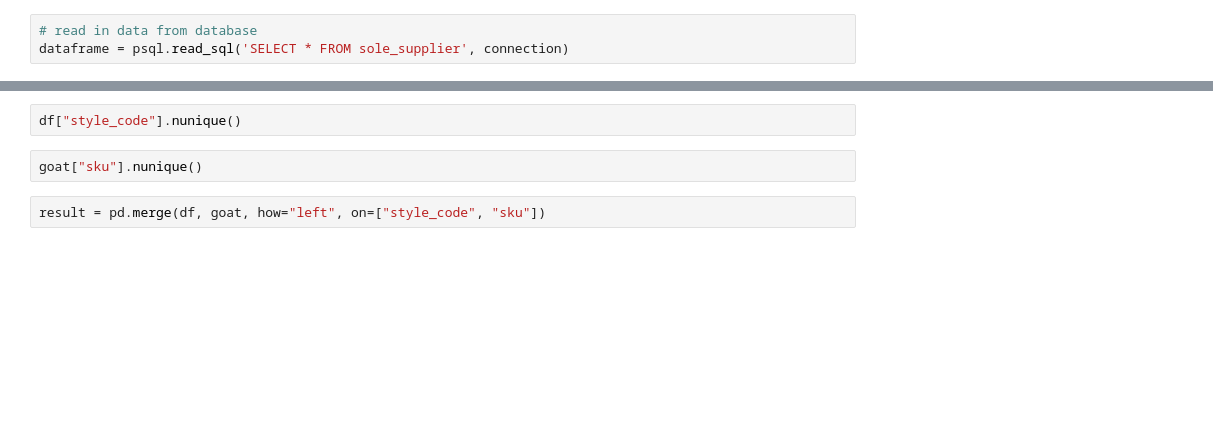
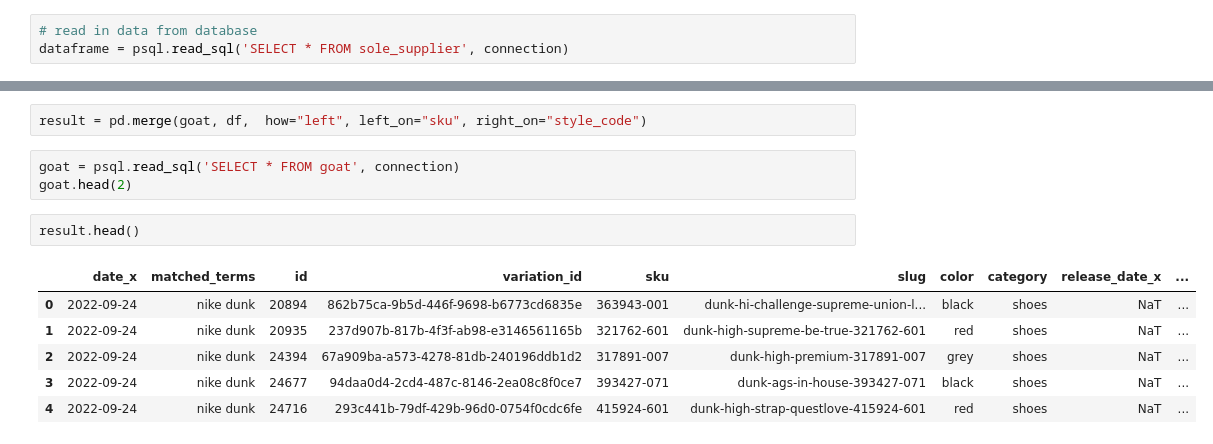
Before and after one commit to Deji01/streamlit-dash, a Jupyter notebook: dashboard.ipynb, the cells around one changed output, grey strips where cells are left out. Saved outputs shown, nothing was run; the diff lists cells and outputs as text; blank space fills up the shorter version.

```diff
--- a/dashboard.ipynb
+++ b/dashboard.ipynb
@@ -58,6 +149,14 @@ fig.show()
-# %%
-df["style_code"].nunique()
-# %%
-goat["sku"].nunique()
 # %%
-result = pd.merge(df, goat, how="left", on=["style_code", "sku"])
+result = pd.merge(goat, df,  how="left", left_on="sku", right_on="style_code")
+# %%
+goat = psql.read_sql('SELECT * FROM goat', connection)
+goat.head(2)
+# %%
+result.head()
+# %% [output]
+|  | date_x | matched_terms | id | variation_id | sku | slug | color | category | release_date_x | ... |
+| 0 | 2022-09-24 | nike dunk | 20894 | 862b75ca-9b5d-446f-9698-b6773cd6835e | 363943-001 | dunk-hi-challenge-supreme-union-l... | black | shoes | NaT | ... |
+| 1 | 2022-09-24 | nike dunk | 20935 | 237d907b-817b-4f3f-ab98-e3146561165b | 321762-601 | dunk-high-supreme-be-true-321762-601 | red | shoes | NaT | ... |
+| 2 | 2022-09-24 | nike dunk | 24394 | 67a909ba-a573-4278-81db-240196ddb1d2 | 317891-007 | dunk-high-premium-317891-007 | grey | shoes | NaT | ... |
+| 3 | 2022-09-24 | nike dunk | 24677 | 94daa0d4-2cd4-487c-8146-2ea08c8f0ce7 | 393427-071 | dunk-ags-in-house-393427-071 | black | shoes | NaT | ... |
+| 4 | 2022-09-24 | nike dunk | 24716 | 293c441b-79df-429b-96d0-0754f0cdc6fe | 415924-601 | dunk-high-strap-questlove-415924-601 | red | shoes | NaT | ... |
```
Also changed, not shown: parts of 13 cells of this notebook.
